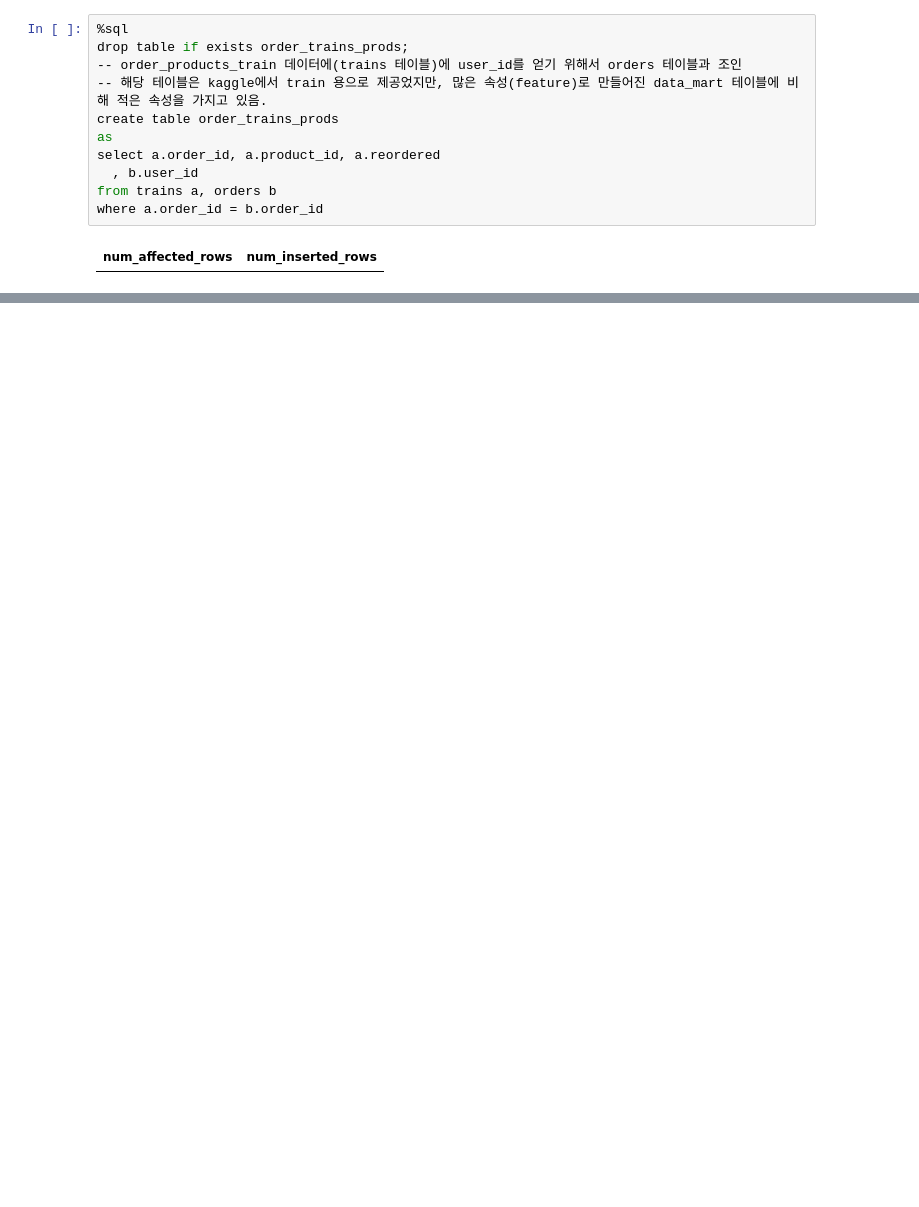
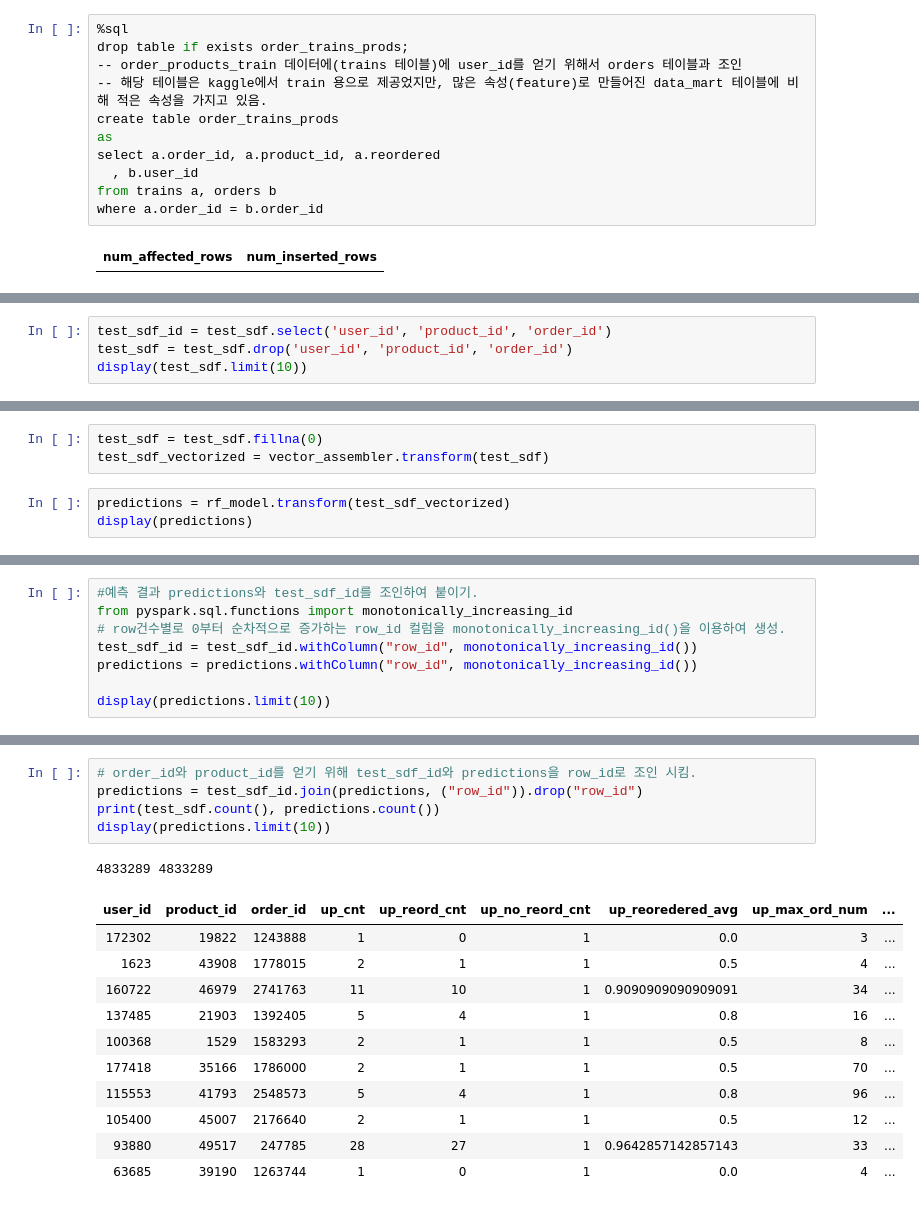
Before and after one commit to celestialxevermore/PySpark_InstaCart_Project, a Jupyter notebook: InstaCart machinelearning20220527.ipynb, the cells around one changed output, grey strips where cells are left out. Saved outputs shown, nothing was run; the diff lists cells and outputs as text; blank space fills up the shorter version.

```diff
--- a/InstaCart machinelearning20220527.ipynb
+++ b/InstaCart machinelearning20220527.ipynb
@@ -528,0 +826,4 @@ where a.order_id = b.order_id
+# %%
+test_sdf_id = test_sdf.select('user_id', 'product_id', 'order_id')
+test_sdf = test_sdf.drop('user_id', 'product_id', 'order_id')
+display(test_sdf.limit(10))
@@ -528,0 +842,6 @@ where a.order_id = b.order_id
+# %%
+test_sdf = test_sdf.fillna(0)
+test_sdf_vectorized = vector_assembler.transform(test_sdf)
+# %%
+predictions = rf_model.transform(test_sdf_vectorized)
+display(predictions)
@@ -528,0 +883,8 @@ where a.order_id = b.order_id
+# %%
+#예측 결과 predictions와 test_sdf_id를 조인하여 붙이기.
+from pyspark.sql.functions import monotonically_increasing_id
+# row건수별로 0부터 순차적으로 증가하는 row_id 컬럼을 monotonically_increasing_id()을 이용하여 생성.
+test_sdf_id = test_sdf_id.withColumn("row_id", monotonically_increasing_id())
+predictions = predictions.withColumn("row_id", monotonically_increasing_id())
+
+display(predictions.limit(10))
@@ -528,0 +903,18 @@ where a.order_id = b.order_id
+# %%
+# order_id와 product_id를 얻기 위해 test_sdf_id와 predictions을 row_id로 조인 시킴.
+predictions = test_sdf_id.join(predictions, ("row_id")).drop("row_id")
+print(test_sdf.count(), predictions.count())
+display(predictions.limit(10))
+# %% [output]
+4833289 4833289
+| user_id | product_id | order_id | up_cnt | up_reord_cnt | up_no_reord_cnt | up_reoredered_avg | up_max_ord_num | ... |
+| 172302 | 19822 | 1243888 | 1 | 0 | 1 | 0.0 | 3 | ... |
+| 1623 | 43908 | 1778015 | 2 | 1 | 1 | 0.5 | 4 | ... |
+| 160722 | 46979 | 2741763 | 11 | 10 | 1 | 0.9090909090909091 | 34 | ... |
+| 137485 | 21903 | 1392405 | 5 | 4 | 1 | 0.8 | 16 | ... |
+| 100368 | 1529 | 1583293 | 2 | 1 | 1 | 0.5 | 8 | ... |
+| 177418 | 35166 | 1786000 | 2 | 1 | 1 | 0.5 | 70 | ... |
+| 115553 | 41793 | 2548573 | 5 | 4 | 1 | 0.8 | 96 | ... |
+| 105400 | 45007 | 2176640 | 2 | 1 | 1 | 0.5 | 12 | ... |
+| 93880 | 49517 | 247785 | 28 | 27 | 1 | 0.9642857142857143 | 33 | ... |
+| 63685 | 39190 | 1263744 | 1 | 0 | 1 | 0.0 | 4 | ... |
```
Also changed, not shown: parts of 70 cells of this notebook.
